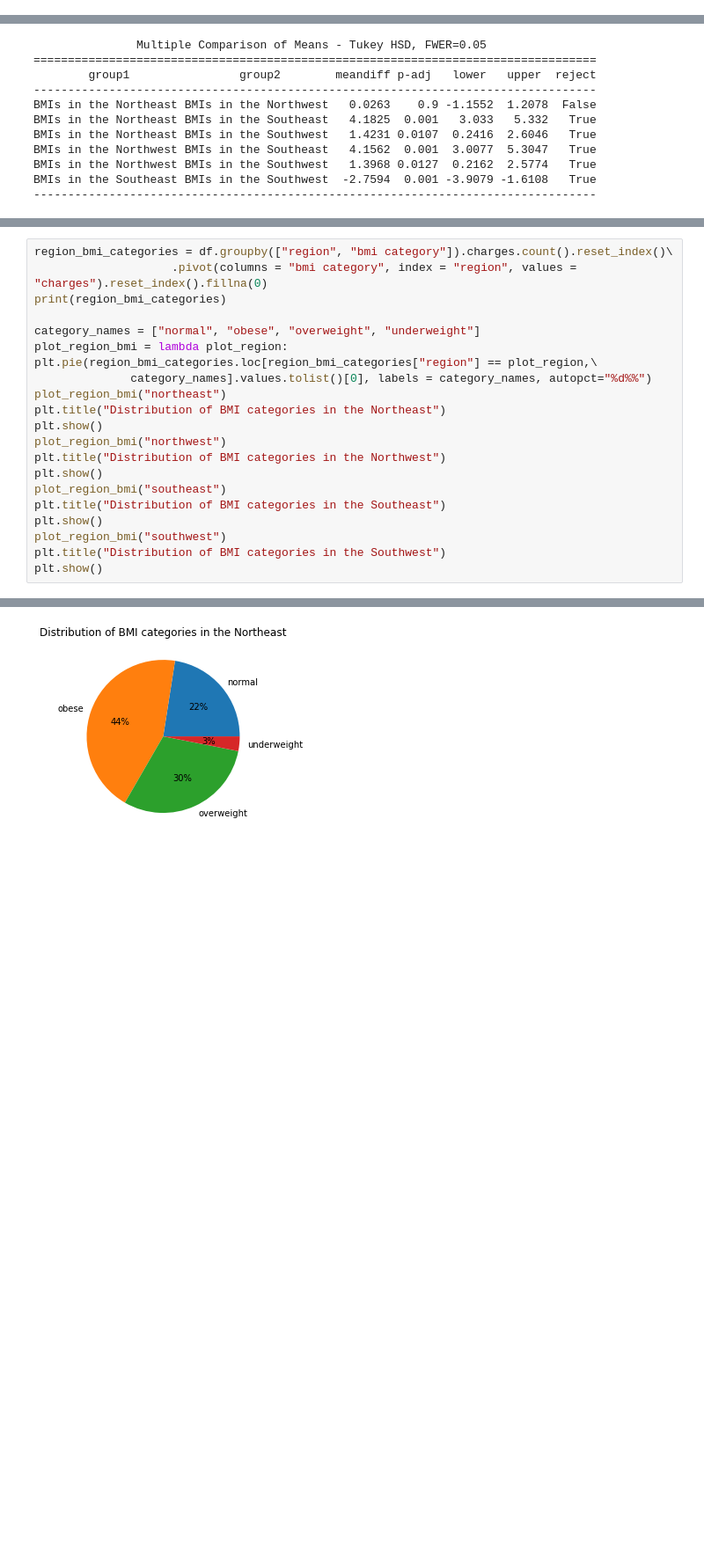
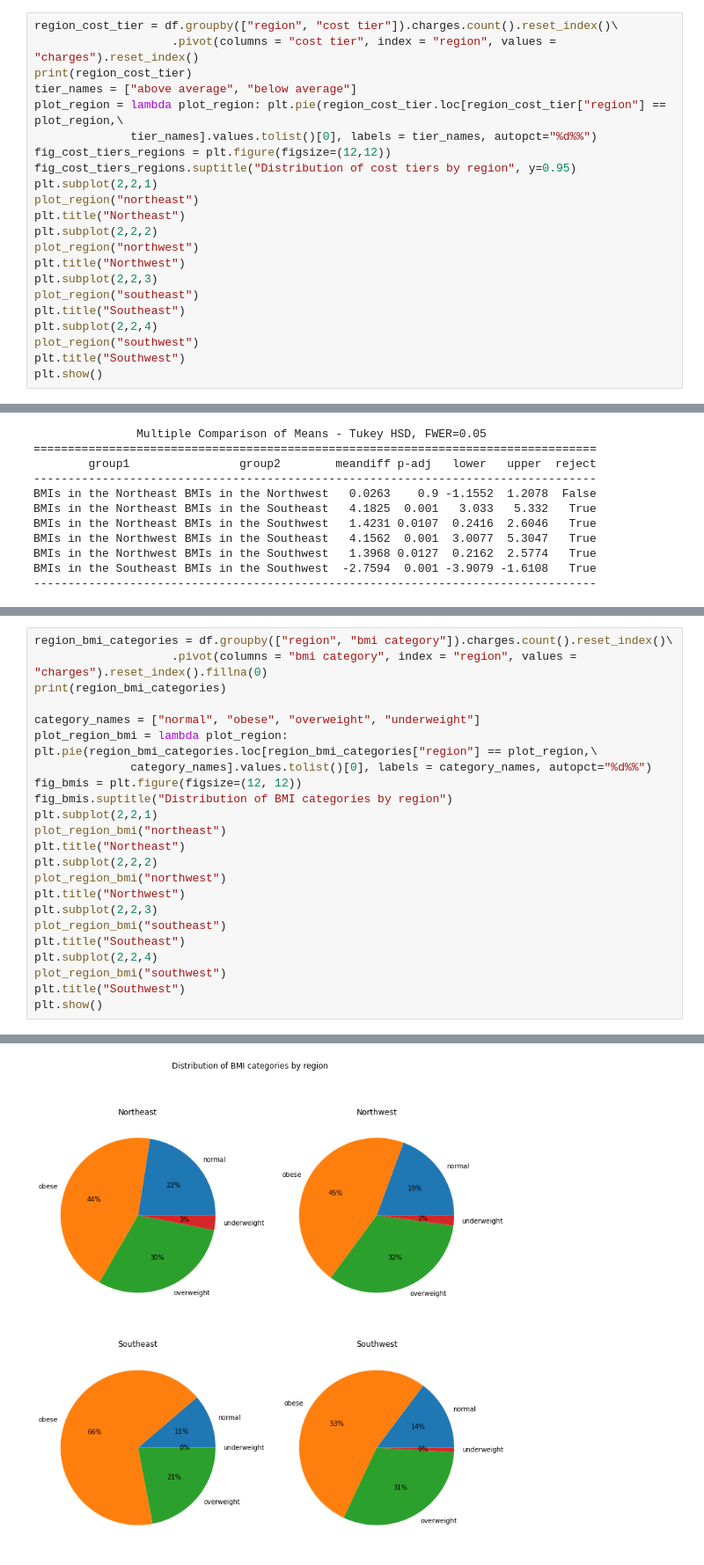
Before and after one commit to gesaretto/notebooks, a Jupyter notebook: medical_insurance_costs_project/us-medical-insurance-costs.ipynb, the cells around one changed output, grey strips where cells are left out. Shown: that part at 88% size. Saved outputs shown, nothing was run; the diff lists cells and outputs as text; blank space fills up the shorter version.

Commit message:
complete insurance costs project

```diff
--- a/medical_insurance_costs_project/us-medical-insurance-costs.ipynb
+++ b/medical_insurance_costs_project/us-medical-insurance-costs.ipynb
@@ -576,0 +567,22 @@ Is this difference statistically significant? I will perform an ANOVA test to fi
+# %%
+region_cost_tier = df.groupby(["region", "cost tier"]).charges.count().reset_index()\
+                    .pivot(columns = "cost tier", index = "region", values = "charges").reset_index()
+print(region_cost_tier)
+tier_names = ["above average", "below average"]
+plot_region = lambda plot_region: plt.pie(region_cost_tier.loc[region_cost_tier["region"] == plot_region,\
+              tier_names].values.tolist()[0], labels = tier_names, autopct="%d%%")
+fig_cost_tiers_regions = plt.figure(figsize=(12,12))
+fig_cost_tiers_regions.suptitle("Distribution of cost tiers by region", y=0.95)
+plt.subplot(2,2,1)
+plot_region("northeast")
+plt.title("Northeast")
+plt.subplot(2,2,2)
+plot_region("northwest")
+plt.title("Northwest")
+plt.subplot(2,2,3)
+plot_region("southeast")
+plt.title("Southeast")
+plt.subplot(2,2,4)
+plot_region("southwest")
+plt.title("Southwest")
+plt.show()
@@ -724,27 +755,30 @@ I will display these differences using the BMI categories that I prepared earlie
 # %%
 region_bmi_categories = df.groupby(["region", "bmi category"]).charges.count().reset_index()\
                     .pivot(columns = "bmi category", index = "region", values = "charges").reset_index().fillna(0)
 print(region_bmi_categories)
 
 category_names = ["normal", "obese", "overweight", "underweight"]
 plot_region_bmi = lambda plot_region: plt.pie(region_bmi_categories.loc[region_bmi_categories["region"] == plot_region,\
               category_names].values.tolist()[0], labels = category_names, autopct="%d%%")
+fig_bmis = plt.figure(figsize=(12, 12))
+fig_bmis.suptitle("Distribution of BMI categories by region")
+plt.subplot(2,2,1)
 plot_region_bmi("northeast")
-plt.title("Distribution of BMI categories in the Northeast")
+plt.title("Northeast")
+plt.subplot(2,2,2)
+plot_region_bmi("northwest")
+plt.title("Northwest")
+plt.subplot(2,2,3)
+plot_region_bmi("southeast")
+plt.title("Southeast")
+plt.subplot(2,2,4)
+plot_region_bmi("southwest")
+plt.title("Southwest")
 plt.show()
-plot_region_bmi("northwest")
-plt.title("Distribution of BMI categories in the Northwest")
-plt.show()
-plot_region_bmi("southeast")
-plt.title("Distribution of BMI categories in the Southeast")
-plt.show()
-plot_region_bmi("southwest")
-plt.title("Distribution of BMI categories in the Southwest")
-plt.show()
 # %% [output]
 bmi category     region  normal  obese  overweight  underweight
 0             northeast    73.0  143.0        98.0         10.0
 1             northwest    63.0  148.0       107.0          7.0
 2             southeast    41.0  243.0        80.0          0.0
 3             southwest    48.0  173.0       101.0          3.0
-[figure, old version]
+[figure, new version]
```
Also changed, not shown: parts of 117 cells of this notebook.
